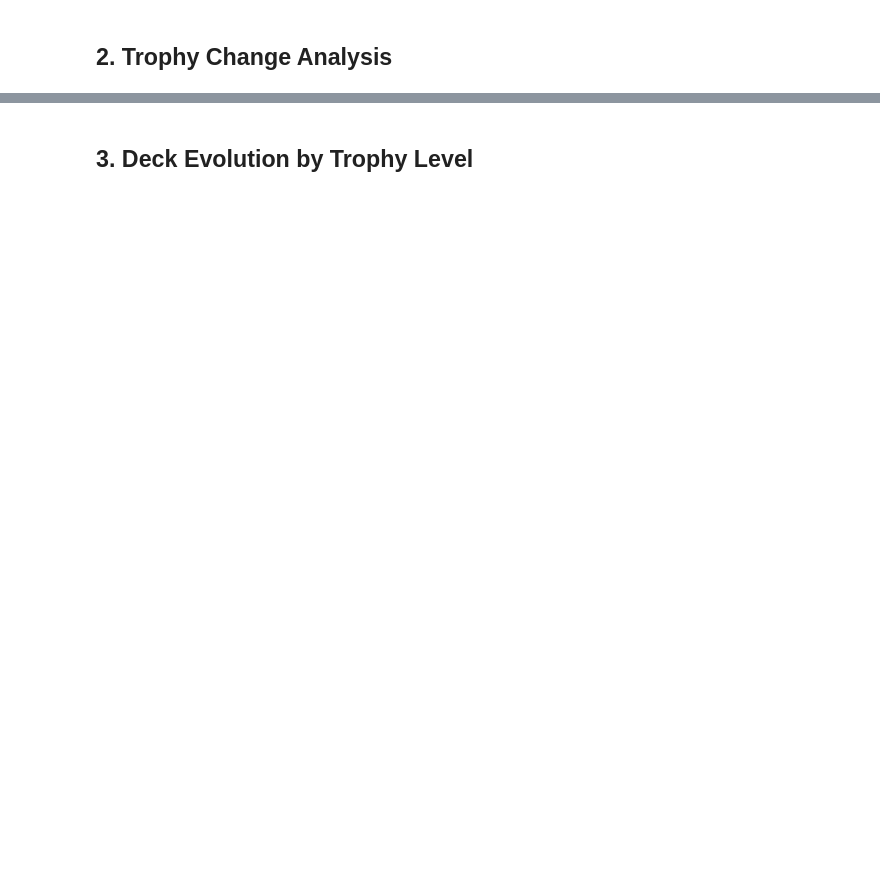
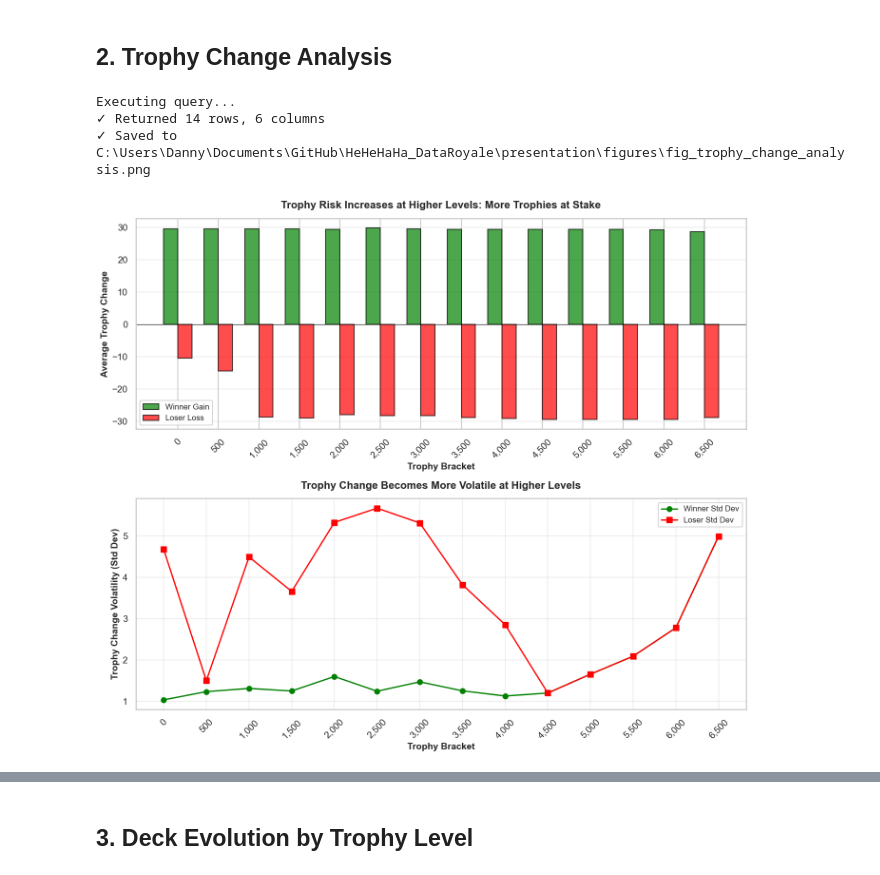
Before and after one commit to BrooklynD23/HeHeHaHa_DataRoyale, a Jupyter notebook: notebooks/04-eda-player-progression.ipynb, the cells around one changed output, grey strips where cells are left out. Drawn from its saved outputs; the diff is of its cells as text; code cells hidden in the pictures; blank space fills up the shorter version.

```diff
--- a/notebooks/04-eda-player-progression.ipynb
+++ b/notebooks/04-eda-player-progression.ipynb
@@ -156,0 +101,76 @@ print(f"  Most volatile bracket: {trophy_change.loc[trophy_change['std_gain'].id
+# %%
+# Analyze trophy change patterns by starting trophy level
+trophy_change_query = """
+    SELECT
+        FLOOR("winner.startingTrophies" / 500) * 500 as trophy_bracket,
+        AVG("winner.trophyChange") as avg_gain_winner,
+        STDDEV("winner.trophyChange") as std_gain_winner,
+        AVG("loser.trophyChange") as avg_loss_loser,
+        STDDEV("loser.trophyChange") as std_loss_loser,
+        COUNT(*) as battle_count
+    FROM battles
+    WHERE "winner.startingTrophies" IS NOT NULL
+      AND "loser.startingTrophies" IS NOT NULL
+    GROUP BY trophy_bracket
+    HAVING battle_count > 1000
+    ORDER BY trophy_bracket
+"""
+
+trophy_change = query_to_df(con, trophy_change_query)
+
+# Create visualization showing trophy gains/losses by bracket
+fig, axes = plt.subplots(2, 1, figsize=(14, 12))
+
+# Plot 1: Average trophy change
+ax = axes[0]
+x_pos = np.arange(len(trophy_change))
+width = 0.35
+
+bars1 = ax.bar(x_pos - width/2, trophy_change['avg_gain_winner'], width,
+               label='Winner Gain', color='green', alpha=0.7, edgecolor='black')
+bars2 = ax.bar(x_pos + width/2, trophy_change['avg_loss_loser'], width,
+               label='Loser Loss', color='red', alpha=0.7, edgecolor='black')
+
+ax.set_xlabel('Trophy Bracket', fontsize=14, fontweight='bold')
+ax.set_ylabel('Average Trophy Change', fontsize=14, fontweight='bold')
+ax.set_title('Trophy Risk Increases at Higher Levels: More Trophies at Stake',
+             fontsize=16, fontweight='bold', pad=15)
+ax.set_xticks(x_pos)
+ax.set_xticklabels([f"{int(t):,}" for t in trophy_change['trophy_bracket']], rotation=45)
+ax.legend(fontsize=12)
+ax.grid(axis='y', alpha=0.3)
+ax.axhline(y=0, color='black', linestyle='-', linewidth=0.8)
+
+# Plot 2: Standard deviation (volatility)
+ax = axes[1]
+ax.plot(trophy_change['trophy_bracket'], trophy_change['std_gain_winner'],
+        marker='o', linewidth=2, markersize=8, label='Winner Std Dev', color='green')
+ax.plot(trophy_change['trophy_bracket'], abs(trophy_change['std_loss_loser']),
+        marker='s', linewidth=2, markersize=8, label='Loser Std Dev', color='red')
+
+ax.set_xlabel('Trophy Bracket', fontsize=14, fontweight='bold')
+ax.set_ylabel('Trophy Change Volatility (Std Dev)', fontsize=14, fontweight='bold')
+ax.set_title('Trophy Change Becomes More Volatile at Higher Levels',
+             fontsize=16, fontweight='bold', pad=15)
+ax.legend(fontsize=12)
+ax.grid(alpha=0.3)
+
+# Format x-axis
+ax.set_xticks(trophy_change['trophy_bracket'])
+ax.set_xticklabels([f"{int(t):,}" for t in trophy_change['trophy_bracket']], rotation=45)
+
+plt.tight_layout()
+save_figure('fig_trophy_change_analysis.png')
+plt.show()
+
+print("✓ Trophy change analysis complete")
+print("\nKey findings:")
+print(f"  Lowest bracket avg gain: {trophy_change['avg_gain_winner'].min():.2f}")
+print(f"  Highest bracket avg gain: {trophy_change['avg_gain_winner'].max():.2f}")
+print(f"  Lowest bracket avg loss: {trophy_change['avg_loss_loser'].max():.2f}")
+print(f"  Highest bracket avg loss: {trophy_change['avg_loss_loser'].min():.2f}")
+# %% [output]
+Executing query...
+✓ Returned 14 rows, 6 columns
+✓ Saved to C:\Users\Danny\Documents\GitHub\HeHeHaHa_DataRoyale\presentation\figures\fig_trophy_change_analysis.png
+[figure, added]
```
Also changed, not shown: parts of 7 cells of this notebook, 14 other files.
